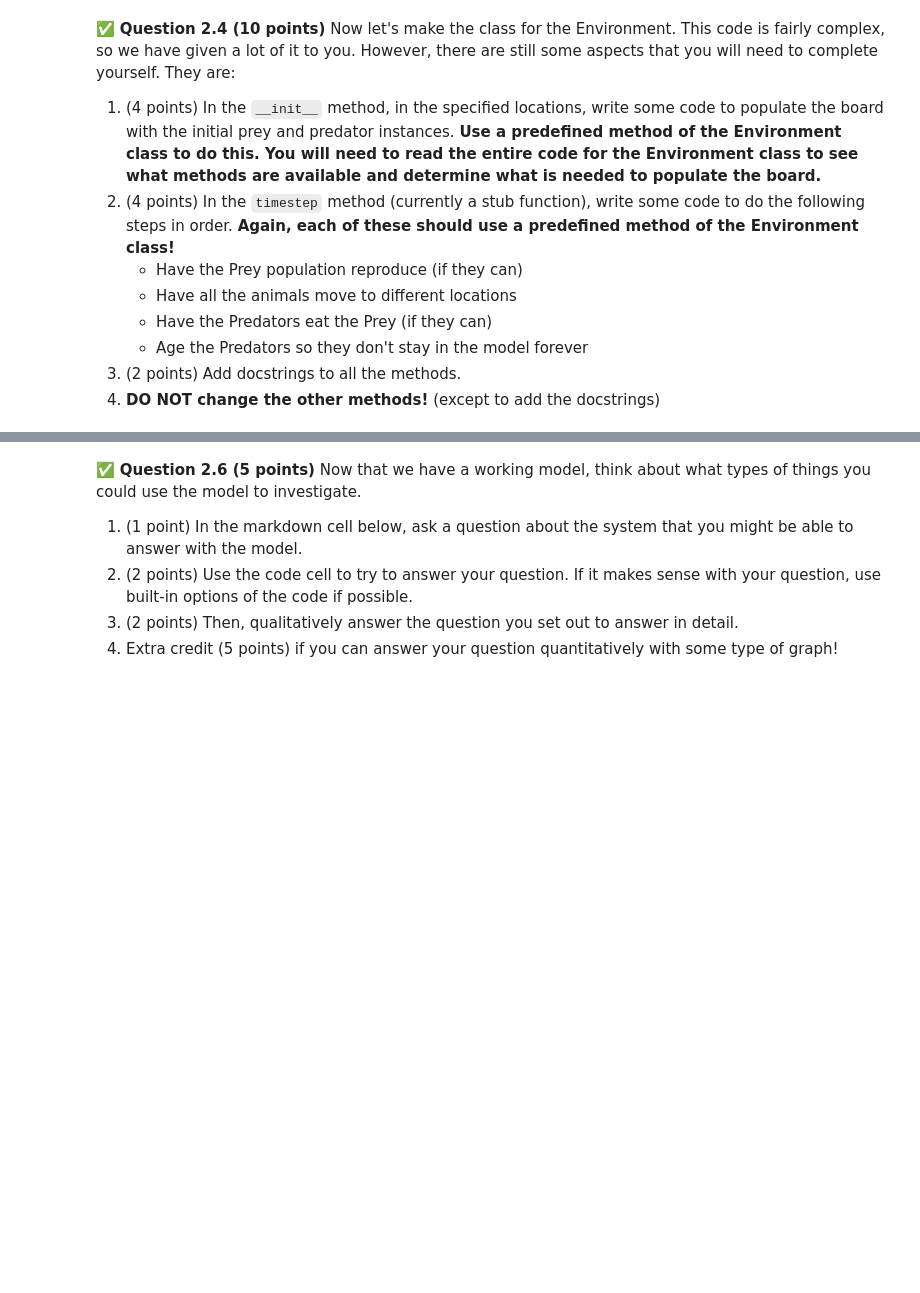
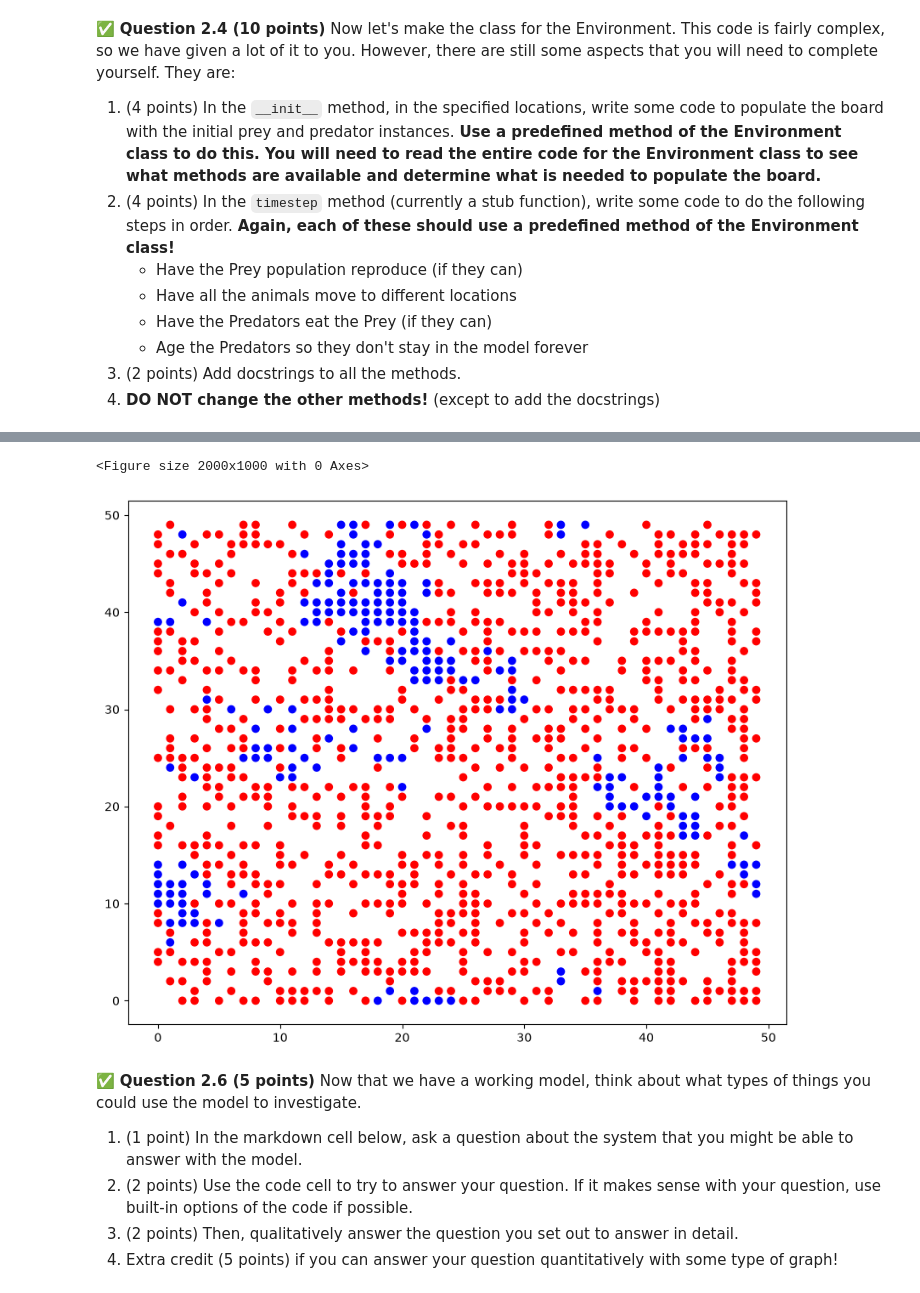
Before and after one commit to Jaehan-MSU/cmse202-u26-turnin, a Jupyter notebook: hw-02/HW-02_ABMandGraphTheory-Jaehan Kim.ipynb, the cells around one changed output, grey strips where cells are left out. Cells and saved outputs as stored; diff of their text form; code cells hidden in the pictures; blank space fills up the shorter version.

```diff
--- a/hw-02/HW-02_ABMandGraphTheory-Jaehan Kim.ipynb
+++ b/hw-02/HW-02_ABMandGraphTheory-Jaehan Kim.ipynb
@@ -139,6 +201,18 @@ help(test_prey)
 6. (1 point) Add docstrings!
 # %%
 # Define your Predator class here!
+class Predator(Animal):
+    '''This is class for predator animals.'''
+    def __init__(self, pos_x, pos_y):
+        '''Creates predator animal.'''
+        Animal.__init__(self, pos_x, pos_y)
+        self.rgb = [1,0,0]
+        self.age = 0
+
+    def get_type(self):
+        '''Returns animal type.'''
+        type_animal = "Predator"
+        return type_animal
 # %% [markdown]
 Now, let's make sure to test the `Predator` class!
 # %%
@@ -172,6 +264,7 @@ class Environment():
     It stores all of the Predator and Prey instances.
     It also contains all of the methods needed to advance the simulation'''
     def __init__(self, size_x=50, size_y=50, start_prey=0.1, start_predator=0.1, reproduce_likelihood=0.4, eat_likelihood=0.4):
+        '''Create environment'''
         self.size_x = size_x
         self.size_y = size_y
         self.animals = {}
@@ -192,21 +285,27 @@ class Environment():
 
                 # populate board
                 if newprey and not newpredator:
-                    YYY  # <----------------------------------------------------ADD A PREY INSTANCE HERE!!!
+                    self.add_animal("Prey", i, j)  # <----------------------------------------------------ADD A PREY INSTANCE HERE!!!
                 elif newpredator and not newprey:
-                    YYY  # <----------------------------------------------------ADD A PREDATOR INSTANCE HERE!!!
+                    self.add_animal("Predator", i, j)  # <----------------------------------------------------ADD A PREDATOR INSTANCE HERE!!!
                 # elif newpredator and newprey:
                 #     self.animals[(i,j)] = np.random.choice((1,2))
                 else:
                     self.remove_animal(i,j)
 
     def timestep(self):
-        pass  # <----------------------------------------------------POPULATE THIS!!!
+        '''Move the simulation forward by one step'''
+        self.reproduce()
+        self.move_animals()
+        self.eat_animals()
+        self.aging()
+        # <----------------------------------------------------POPULATE THIS!!!
 
 
 
 
     def periodic_boundary(self, neighbor_in):
+        '''Keep locations inside of the board'''
         neighbor_out = neighbor_in
         if neighbor_in[0] < 0:
             neighbor_out[0] += self.size_x
@@ -220,6 +319,7 @@ class Environment():
 
 
     def move_animals(self):
+        '''Move aniamls to empty neighboring spaces'''
         new_position_list = []
         for animal in self.animals:
             # print(animal)
@@ -239,6 +339,7 @@ class Environment():
                         # print(animal, new_position)
 
     def eat_animals(self):
+        '''Let predators eat nearby prey'''
         for animal in self.animals:
             if self.animals[animal] is not None:
                 # print('animal')
@@ -267,6 +368,7 @@ class Environment():
 
 
     def reproduce(self):
+        '''Let prey reproduce'''
         new_position_list = []
         for animal in self.animals:
             if self.animals[animal] is not None:
@@ -290,6 +392,7 @@ class Environment():
 
 
     def aging(self):
+        '''Add age and remove old predator'''
         for animal in self.animals:
             if self.animals[animal] is not None:
                 if self.animals[animal].get_type() == 'Predator':
@@ -299,6 +402,7 @@ class Environment():
 
 
     def add_animal(self, animal_type, x, y):
+        '''Add animal to board'''
         if animal_type == "Predator":
             self.animals[(x,y)] = Predator(x,y)
         elif animal_type == "Prey":
@@ -307,9 +411,11 @@ class Environment():
             print("invalid animal type!")
 
     def remove_animal(self, x, y):
+        '''Remove animal from board'''
         self.animals[(x,y)] = None
 
     def plot(self):
+        '''Ploting environment'''
         clear_output(wait=True) # Clear output for dynamic display
         display(fig)            # Reset display
         fig.clear()
@@ -339,14 +463,17 @@ If all goes well, you should see something like this after running the code belo
 <img src="https://raw.githubusercontent.com/msu-cmse-courses/cmse202-supplemental-data/refs/heads/main/images/LV_example_plot.png" width=400px align="center" alt="Image credit: ABM example plot">
 # %%
 fig, ax = plt.subplots(figsize=(20,10))
-XXX # <-----------------  INITIATE AN ENVIRONMENT CLASS HERE
-XXX # <-----------------  PLOT THE INITIAL STATE HERE
+environment = Environment() # <-----------------  INITIATE AN ENVIRONMENT CLASS HERE
+environment.plot() # <-----------------  PLOT THE INITIAL STATE HERE
 
 for i in range(20):
-    XXX # <----------------- ADVANCE THE CODE ONE TIMESTEP HERE
+    environment.timestep() # <----------------- ADVANCE THE CODE ONE TIMESTEP HERE
     time.sleep(1.0)
     if (i%1==0):
-        XXX # <-----------------  PLOT THE NEW STATE HERE
+        environment.plot() # <-----------------  PLOT THE NEW STATE HERE
+# %% [output]
+<Figure size 2000x1000 with 0 Axes>
+[figure, added]
 # %% [markdown]
 &#9989;  **Question 2.6 (5 points)** Now that we have a working model, think about what types of things you could use the model to investigate.
 1. (1 point) In the markdown cell below, ask a question about the system that you might be able to answer with the model.
```
Also changed, not shown: parts of 11 cells of this notebook.
